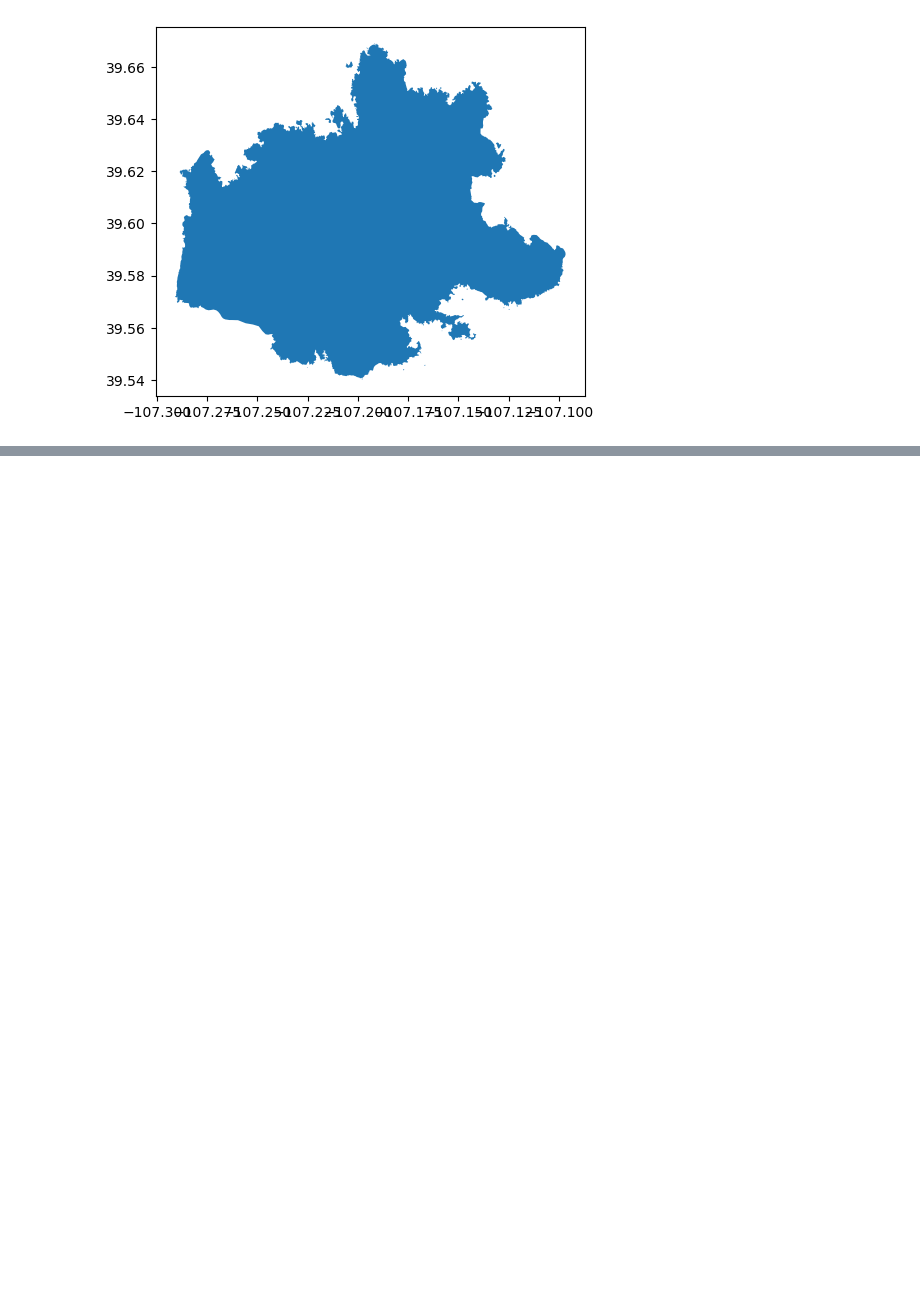
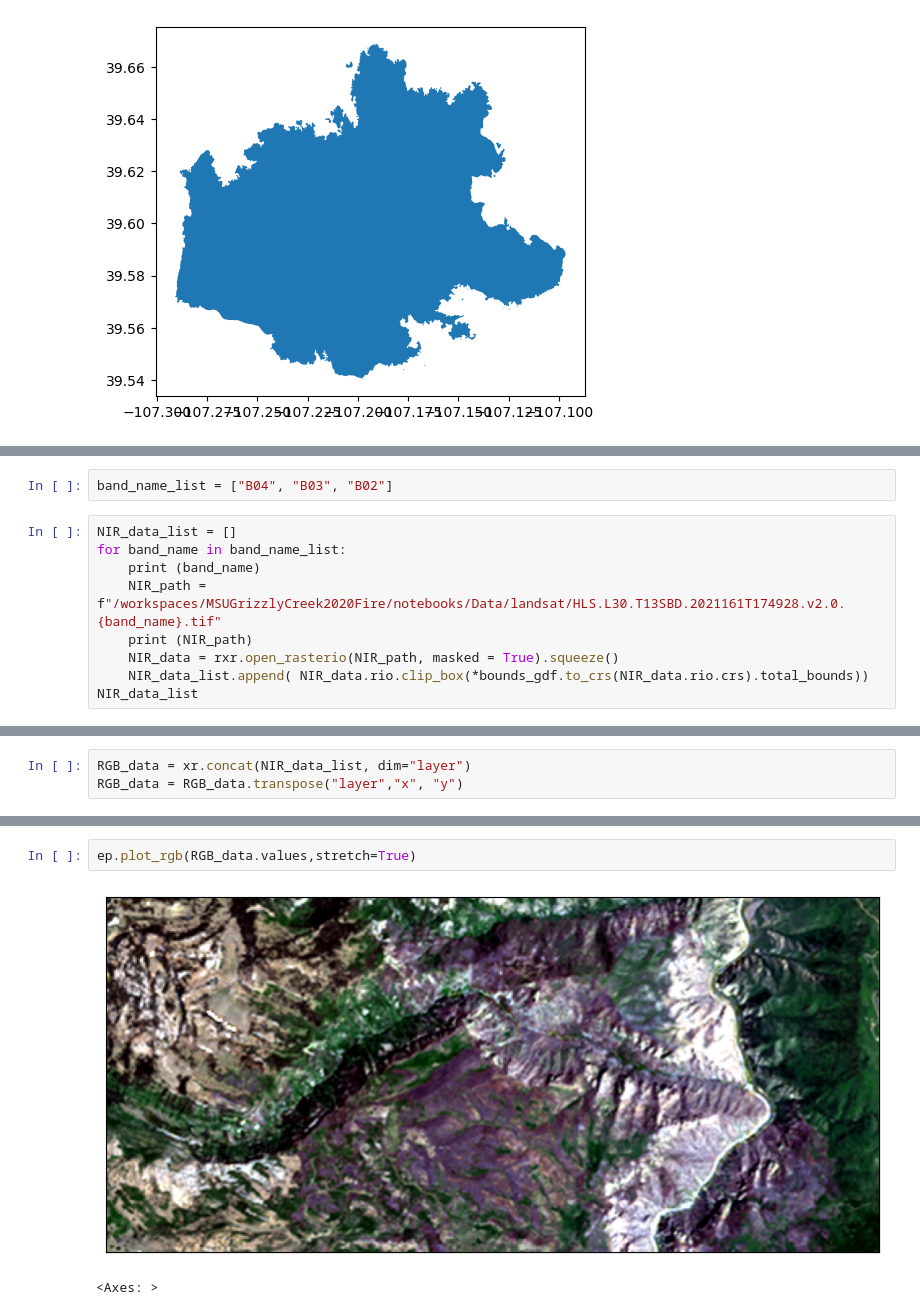
Before and after one commit to cu-esiil-edu/MSUGrizzlyCreek2020Fire, a Jupyter notebook: notebooks/vegetation.ipynb, the cells around one changed output, grey strips where cells are left out. Saved outputs shown, nothing was run; the diff lists cells and outputs as text; blank space fills up the shorter version.

Commit message:
added landsat data

```diff
--- a/notebooks/vegetation.ipynb
+++ b/notebooks/vegetation.ipynb
@@ -140,0 +182,11 @@ mymap
+# %%
+band_name_list = ["B04", "B03", "B02"]
+# %%
+NIR_data_list = []
+for band_name in band_name_list:
+    print (band_name)
+    NIR_path = f"/workspaces/MSUGrizzlyCreek2020Fire/notebooks/Data/landsat/HLS.L30.T13SBD.2021161T174928.v2.0.{band_name}.tif"
+    print (NIR_path)
+    NIR_data = rxr.open_rasterio(NIR_path, masked = True).squeeze()
+    NIR_data_list.append( NIR_data.rio.clip_box(*bounds_gdf.to_crs(NIR_data.rio.crs).total_bounds))
+NIR_data_list
@@ -140,0 +217,3 @@ mymap
+# %%
+RGB_data = xr.concat(NIR_data_list, dim="layer")
+RGB_data = RGB_data.transpose("layer","x", "y")
@@ -140,0 +240,5 @@ mymap
+# %%
+ep.plot_rgb(RGB_data.values,stretch=True)
+# %% [output]
+[figure, added]
+<Axes: >
```
Also changed, not shown: parts of 27 cells of this notebook, 15 other files.
